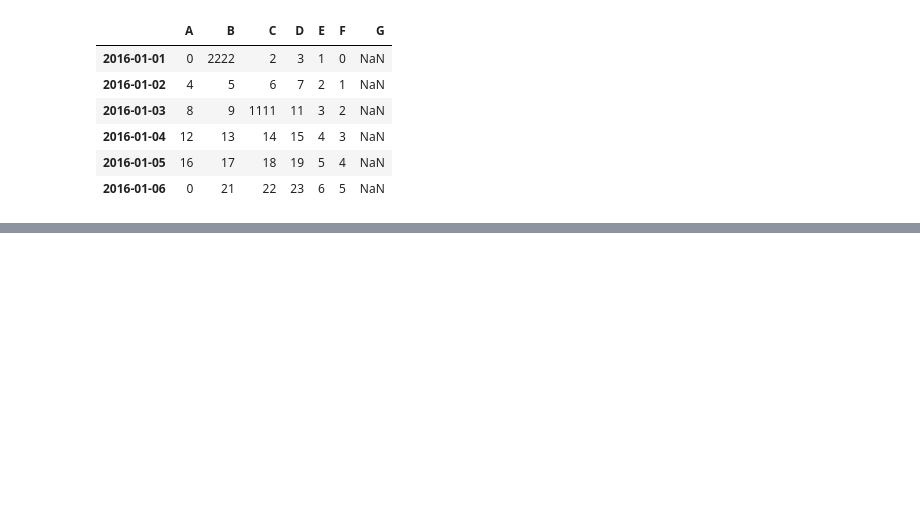
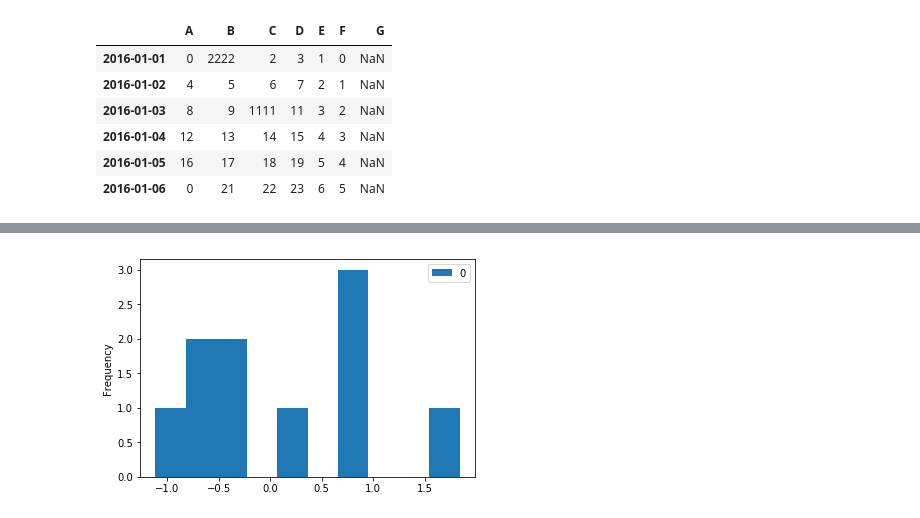
Before and after one commit to RayestGeeta/Python-basic-tutorial, a Jupyter notebook: numpy&pandas.ipynb, the cells around one changed output, grey strips where cells are left out. Saved outputs shown, nothing was run; the diff lists cells and outputs as text; code cells hidden in the pictures; blank space fills up the shorter version.

```diff
--- a/numpy&pandas.ipynb
+++ b/numpy&pandas.ipynb
@@ -513,0 +741,5 @@ df.sort_index(axis = 1)
+# %%
+data.plot.hist(label='text')
+plt.show()
+# %% [output]
+[figure, added]
```
Also changed, not shown: parts of 38 cells of this notebook.
